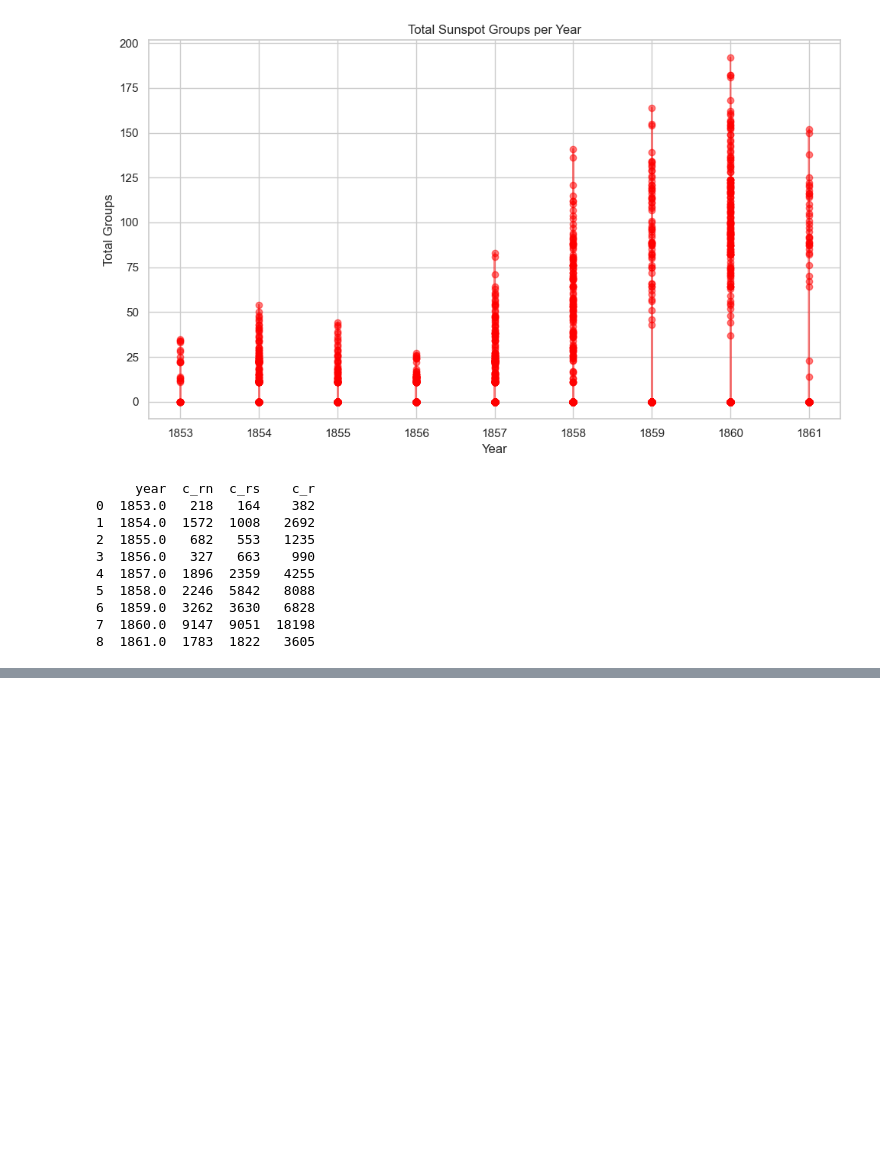
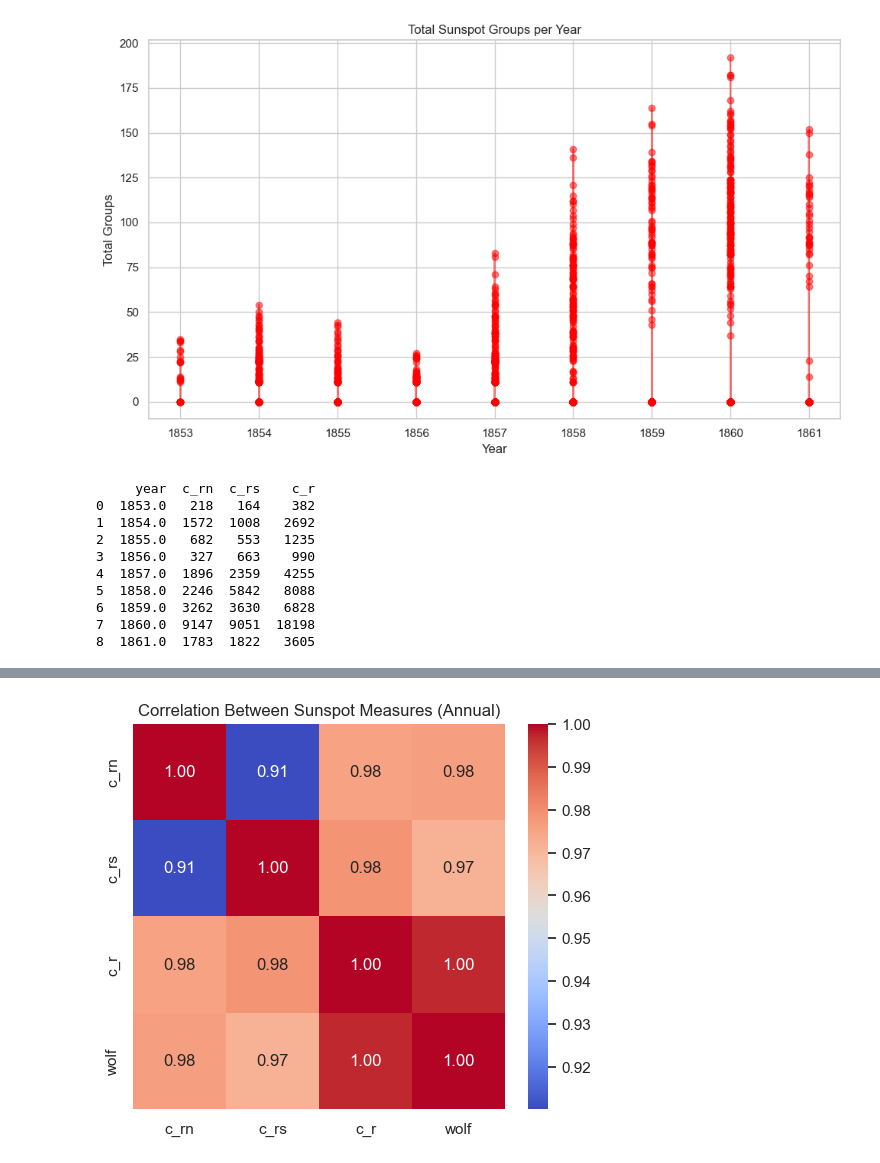
Before and after one commit to QubitShifter/JupiterLab, a Jupyter notebook: 00.ExamProject/SolarData.ipynb, the cells around one changed output, grey strips where cells are left out. Drawn from its saved outputs; the diff is of its cells as text; code cells hidden in the pictures; blank space fills up the shorter version.

```diff
--- a/00.ExamProject/SolarData.ipynb
+++ b/00.ExamProject/SolarData.ipynb
@@ -774,0 +849,8 @@ KeyError: 'year'
+# %%
+plt.figure(figsize=(6,5))
+sns.heatmap(sunSpot_groups[['c_rn','c_rs','c_r','wolf']].corr(),
+            annot=True, cmap='coolwarm', fmt=".2f")
+plt.title("Correlation Between Sunspot Measures (Annual)")
+plt.show()
+# %% [output]
+[figure, added]
```
Also changed, not shown: parts of 20 cells of this notebook.
